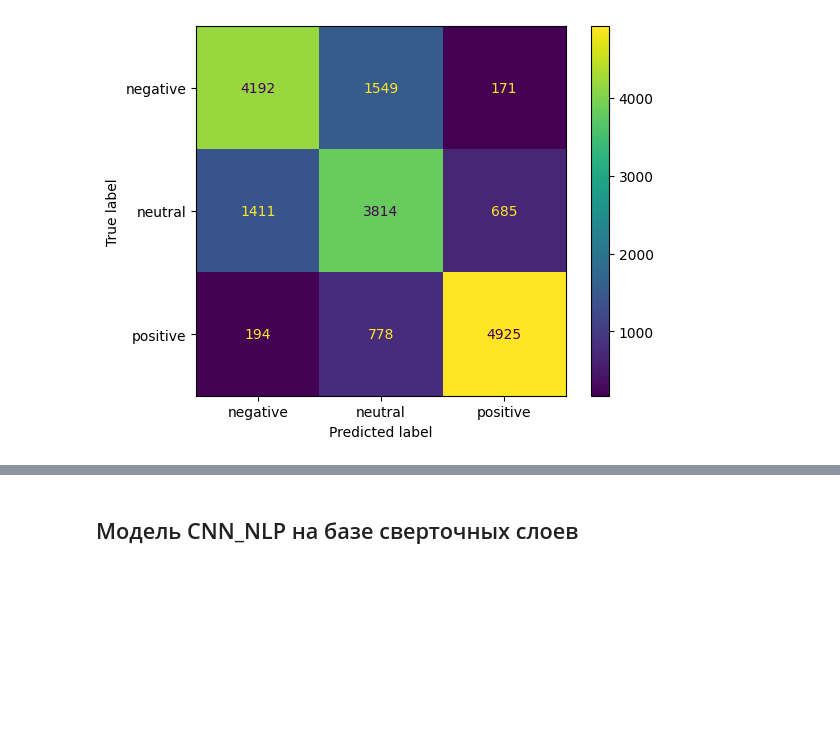
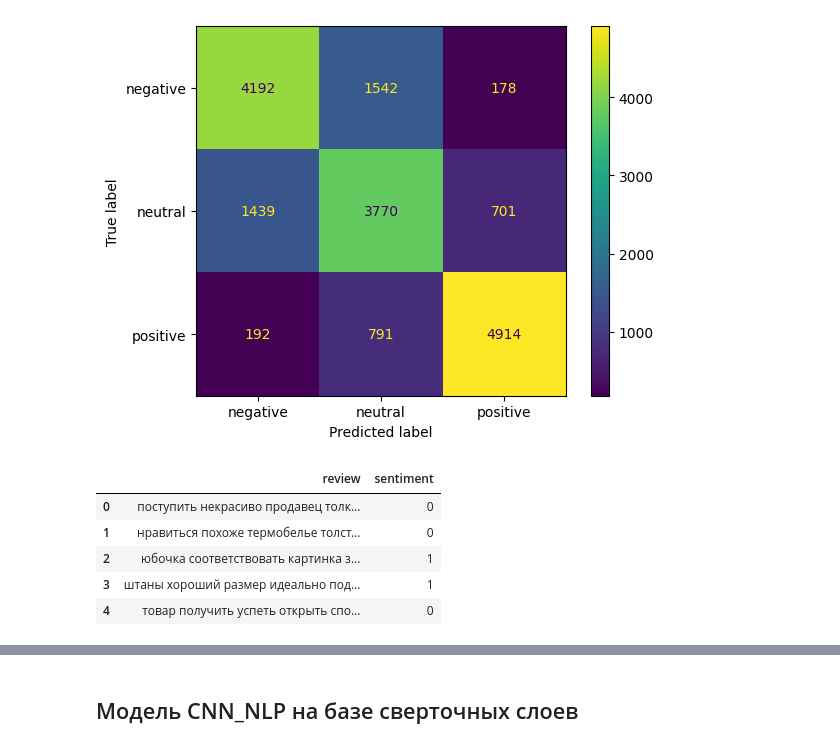
Before and after one commit to solobala/DLL30, a Jupyter notebook: reviews-classification.ipynb, the cells around one changed output, grey strips where cells are left out. Drawn from its saved outputs; the diff is of its cells as text; code cells hidden in the pictures; blank space fills up the shorter version.

```diff
--- a/reviews-classification.ipynb
+++ b/reviews-classification.ipynb
@@ -427,0 +437,5 @@ with open('/kaggle/input/diplom/cleaned_to_pred.pkl', 'rb') as f:
+# %%
+# для статистических моделей вроде не нужно выделять отдельно test и val.
+# Это сделано, чтобы можно было далее сравнивать с нейросетями, которые обучались на train и оценивались на Val
+X_train, X_test, y_train, y_test = train_test_split(
+    X_train, y_train, test_size=0.1, random_state=42, stratify=y_train)
@@ -467,3 +487,14 @@ disp.plot()
 plt.show()
 # %% [output]
 [figure]
+# %%
+test_data=pd.DataFrame([X_test,y_test]).transpose()
+test_data.columns=['review', 'sentiment']
+test_data.head()
+# %% [output]
+|  | review | sentiment |
+| 0 | поступить некрасиво продавец толк... | 0 |
+| 1 | нравиться похоже термобелье толст... | 0 |
+| 2 | юбочка соответствовать картинка з... | 1 |
+| 3 | штаны хороший размер идеально под... | 1 |
+| 4 | товар получить успеть открыть спо... | 0 |
```
Also changed, not shown: parts of 134 cells of this notebook.
